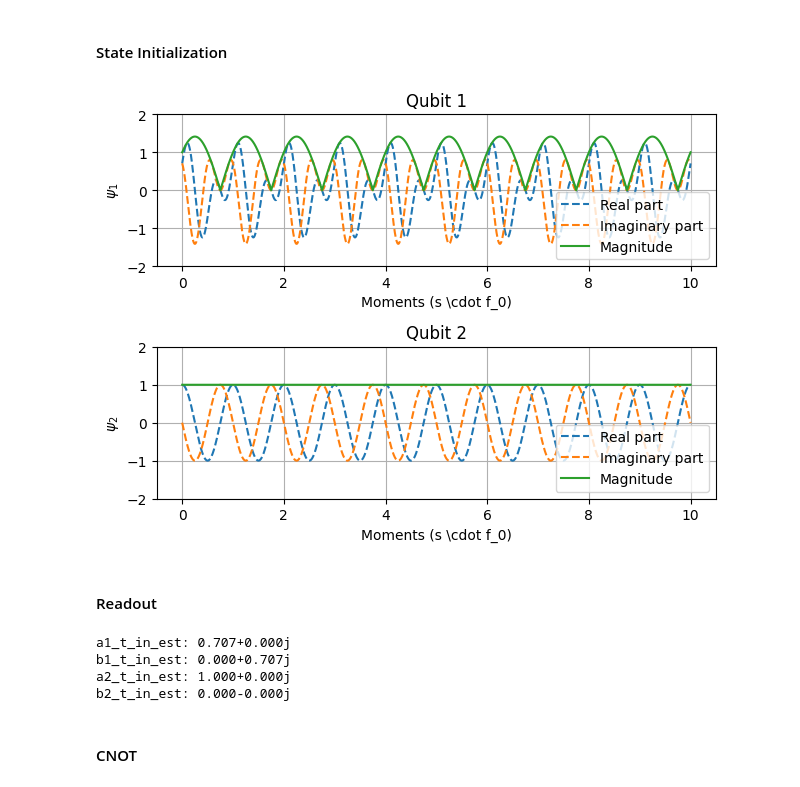
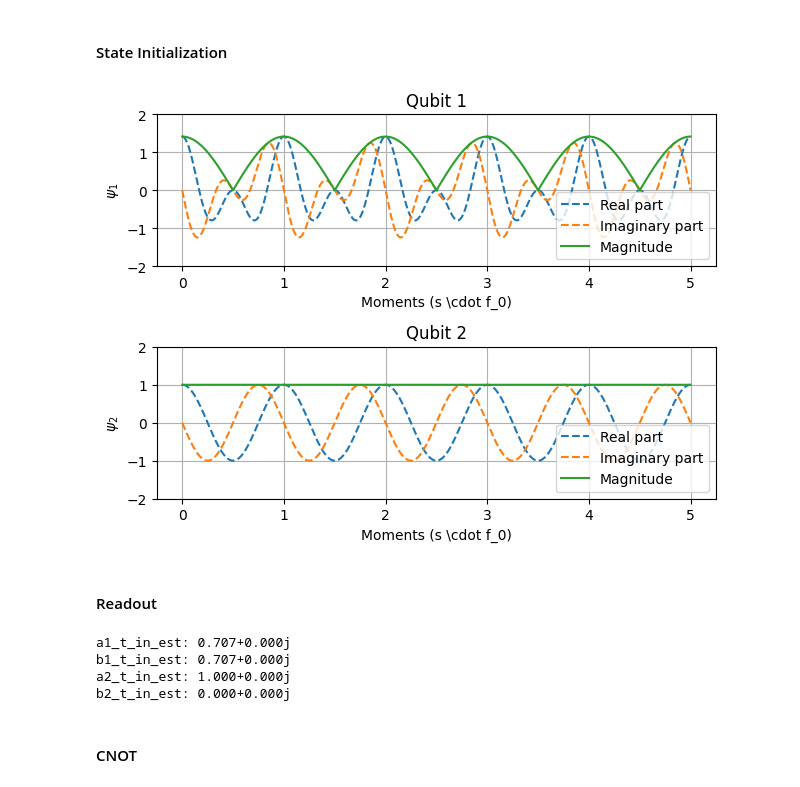
Before and after one commit to padlewsk/acoustic-projects, a Jupyter notebook: wavebit/simulation/pyhton/theory_validation.ipynb, the cells around one changed output. Saved outputs shown, nothing was run; the diff lists cells and outputs as text; code cells hidden in the pictures.

```diff
--- a/wavebit/simulation/pyhton/theory_validation.ipynb
+++ b/wavebit/simulation/pyhton/theory_validation.ipynb
@@ -233,10 +233,10 @@ omega_1 = 2 * omega_0
 
 # quantum frequency
 Omega_12_0 = 2 * np.pi *2000 # quantum res freq must be larger than twice envelope freq
-Omega_12_1 =  Omega_12_0 * 2# must be as a harmonic (???)
+Omega_12_1 =  Omega_12_0*2# does not have to be harmonic
 
 # time span
-tspan = np.array([0, 10 * (2 * np.pi) / omega_0])  # [ti, tf] !!! Integer number of base frequencies
+tspan = np.array([0, 5 * (2 * np.pi) / omega_0])  # [ti, tf] !!! Integer number of base frequencies
 
 # time scale
 t_s = 0.001 * (2 * np.pi) / Omega_12_0 # WHY NOT OMEGA_12_0???
@@ -265,41 +265,46 @@ nrm = (1 / np.sqrt(2)) ** (1 / 2)
 
 # Separable state (DC channel)
 theta = np.pi/2
-phi = np.pi/2
+phi = 0
 
-psi_1_t_in = np.cos(theta/2) * st_0  +  np.exp(1j * phi) * np.sin(theta/2) * st_1
-psi_2_t_in = st_0
+a1_t_in = ch_0*(np.cos(theta/2))
+b1_t_in = ch_0*(np.exp(1j * phi) * np.sin(theta/2))
+a2_t_in = ch_0
+b2_t_in = 0
+
+psi_1_t_in = a1_t_in * st_0  + b1_t_in * st_1
+psi_2_t_in = a2_t_in * st_0  + b2_t_in * st_1
 
 # Plot the results
 plt.figure(1)
 plt.subplot(2, 1, 1)
 plt.plot(t * omega_0/(2 * np.pi), np.real(psi_1_t_in), '--', label='Real part')
 plt.plot(t * omega_0/(2 * np.pi), np.imag(psi_1_t_in), '--', label='Imaginary part')
 plt.plot(t * omega_0/(2 * np.pi), np.abs(psi_1_t_in), '-', label='Magnitude')
 plt.xlabel('Moments (s \\cdot f_0)')
 plt.ylabel(r'$\psi_1$')
 plt.ylim([-2, 2])
 plt.grid(True)
 plt.box(True)
 plt.title('Qubit 1')
 plt.legend()
 
 plt.subplot(2, 1, 2)
 plt.plot(t * omega_0/(2 * np.pi), np.real(psi_2_t_in), '--', label='Real part')
 plt.plot(t * omega_0/(2 * np.pi), np.imag(psi_2_t_in), '--', label='Imaginary part')
 plt.plot(t * omega_0/(2 * np.pi), np.abs(psi_2_t_in), '-', label='Magnitude')
 plt.xlabel('Moments (s \\cdot f_0)')
 plt.ylabel(r'$\psi_2$')
 plt.ylim([-2, 2])
 plt.grid(True)
 plt.box(True)
 plt.title('Qubit 2')
 plt.legend()
 
 plt.tight_layout()
 plt.show()
 # %% [output]
-[figure, old version]
+[figure, new version]
 # %% [markdown]
 #### Readout
 # %%
@@ -325,11 +330,18 @@ print(f"b2_t_in_est: {b2_t_in_est:.3f}")
 #norm_a_01 = np.linalg.norm(1 / tspan[-1] * np.trapz(a1_t_in_est * b2_t_in_est, t))
 #norm_a_10 = np.linalg.norm(1 / tspan[-1] * np.trapz(b1_t_in_est * a2_t_in_est, t))
 #norm_a_11 = np.linalg.norm(1 / tspan[-1] * np.trapz(b1_t_in_est * b2_t_in_est, t))
+
+
+## TEST
+# a1_t_in_est = a1_t_in
+# b1_t_in_est = b1_t_in
+# a2_t_in_est = a2_t_in
+# b2_t_in_est = b2_t_in
 # %% [output]
 a1_t_in_est: 0.707+0.000j
-b1_t_in_est: 0.000+0.707j
+b1_t_in_est: 0.707+0.000j
 a2_t_in_est: 1.000+0.000j
-b2_t_in_est: 0.000-0.000j
+b2_t_in_est: 0.000+0.000j
 # %% [markdown]
 #### CNOT
 # %%
```
Also changed, not shown: parts of 2 cells of this notebook.
